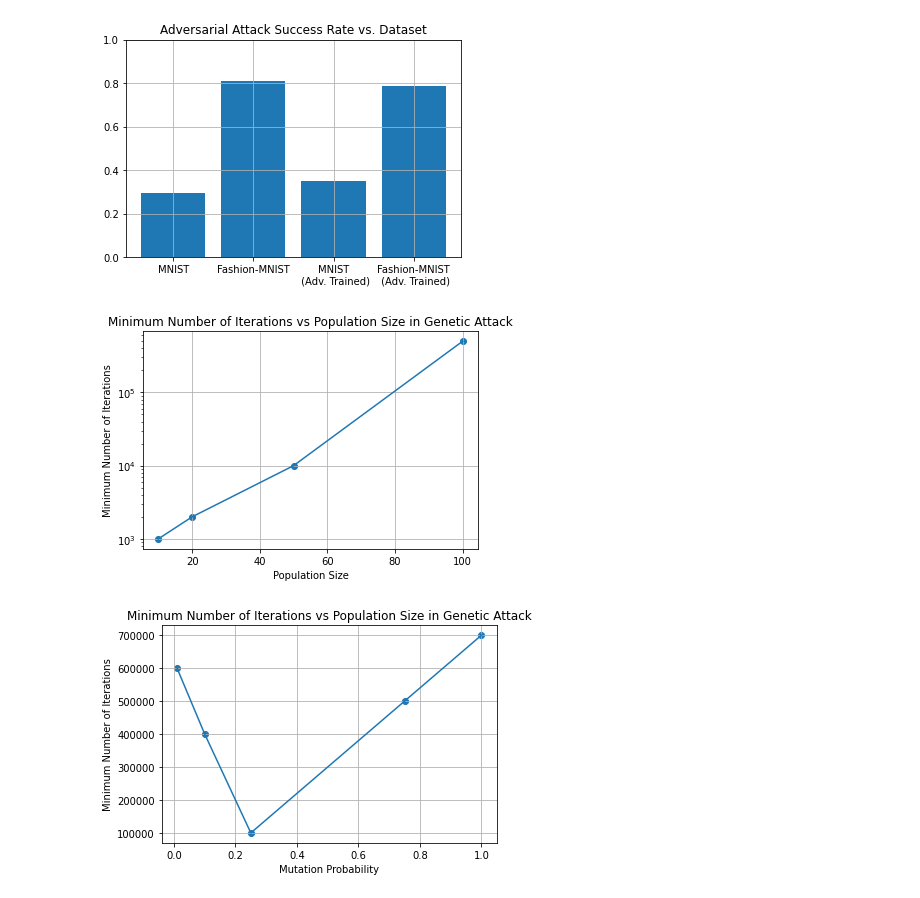
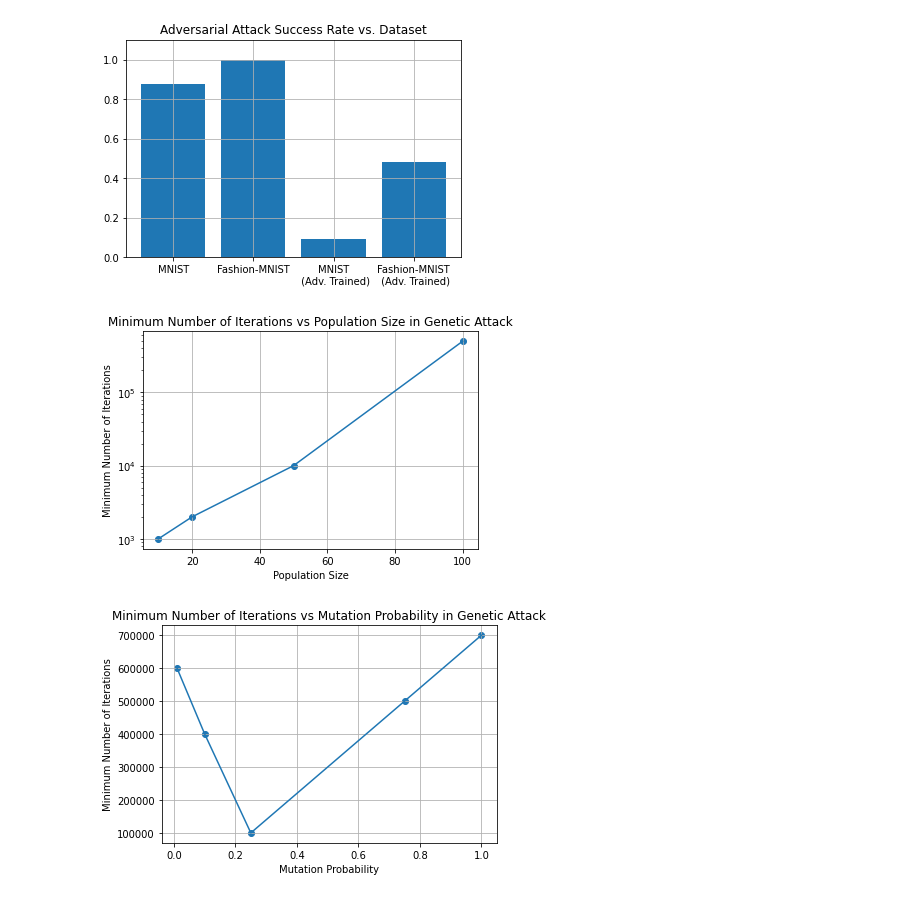
Before and after one commit to AaruranLog/genetic-adversarial-attacks-pytorch, a Jupyter notebook: plotting_utils.ipynb, the cells around one changed output. Drawn from its saved outputs; the diff is of its cells as text; code cells hidden in the pictures.

```diff
--- a/plotting_utils.ipynb
+++ b/plotting_utils.ipynb
@@ -44,7 +44,7 @@ def mutation_prob_vs_iterations(num_iterations, mutation_probs,
   plt.scatter(mutation_probs, num_iterations)
   plt.xlabel('Mutation Probability')
   plt.ylabel('Minimum Number of Iterations')
-  plt.title('Minimum Number of Iterations vs Population Size in Genetic Attack')
+  plt.title('Minimum Number of Iterations vs Mutation Probability in Genetic Attack')
   plt.grid()
   # ax.set_xscale('log')
   if file_name:
@@ -53,25 +53,25 @@ def mutation_prob_vs_iterations(num_iterations, mutation_probs,
 # %%
 def main():
   np.random.seed(69)
   # Plot 1: Adversarial attack rate vs. models
-  attack_success_rate = np.random.rand(4)
-  attack_success_rate
+  # attack_success_rate = np.random.rand(4)
+  attack_success_rate = [863/984, 917/918, 89/991, 437/911]
   model_names = ["MNIST", "Fashion-MNIST", "MNIST\n (Adv. Trained)", "Fashion-MNIST\n (Adv. Trained)"]
-  attack_success_rate_plot(attack_success_rate, model_names)
+  attack_success_rate_plot(attack_success_rate, model_names, ylim=(0,1.1))
 
   # Plot 2: Population size vs. # of iterations (Fig. 5 from paper)
   population_size = [10, 20, 50, 100]
   num_iterations =  [1e3, 2e3, 1e4, 5e5]
   popsize_vs_num_iters(population_size, num_iterations)
 
   # Plot 3: mutation rate vs min number of iterations
   num_iterations = [6e5, 4e5, 1e5, 5e5, 7e5]
   mutation_probs = [0.01, 0.1, 0.25, 0.75, 1.00]
   mutation_prob_vs_iterations(num_iterations, mutation_probs)
 
 if __name__ == "__main__":
   main()
 # %% [output]
-[figure, old version]
+[figure, new version]
 [figure]
-[figure, old version]
+[figure, new version]
```
Also changed, not shown: 1 other file.
